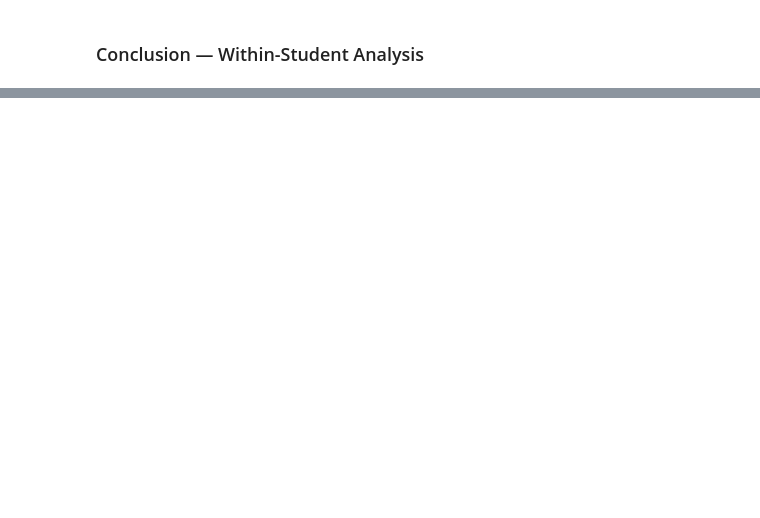
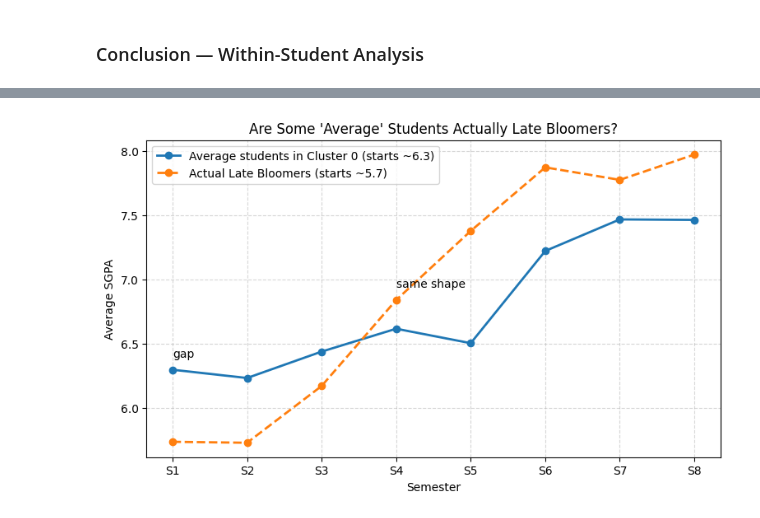
Before and after one commit to 24f2007064/Student-Performance-Analysis, a Jupyter notebook: DiP detection.ipynb, the cells around one changed output, grey strips where cells are left out. Drawn from its saved outputs; the diff is of its cells as text; code cells hidden in the pictures; blank space fills up the shorter version.

```diff
--- a/DiP detection.ipynb
+++ b/DiP detection.ipynb
@@ -448,0 +439,3 @@ print(impv_Student)
+# %%
+df_unlabeled = df.copy()
+df_unlabeled = df_unlabeled.drop(columns=['Performance_Type'])
@@ -448,0 +623,8 @@ print(impv_Student)
+# %%
+# Who are the 'Average' students sitting in the Late Bloomer cluster?
+mixed = df_kmeans[(df_kmeans['Cluster'] == 0) & (df_kmeans['Performance_Type'] == 'Average')]
+
+print(mixed[['S1','S2','S3','S4','S5','S6','S7','S8']].mean().round(2))
+# Compare with actual Late Bloomers
+late = df_kmeans[df_kmeans['Performance_Type'] == 'Late_Bloomer']
+print(late[['S1','S2','S3','S4','S5','S6','S7','S8']].mean().round(2))
@@ -448,0 +650,34 @@ print(impv_Student)
+# %%
+
+
+mixed_mean = mixed[['S1','S2','S3','S4','S5','S6','S7','S8']].mean()
+late_mean = late[['S1','S2','S3','S4','S5','S6','S7','S8']].mean()
+
+plt.figure(figsize=(9,5))
+
+# Yellow line (Average in LB cluster)
+plt.plot(mixed_mean.index, mixed_mean.values,
+         marker='o', linewidth=2,
+         label='Average students in Cluster 0 (starts ~6.3)')
+
+# Red dashed line (Actual Late Bloomers)
+plt.plot(late_mean.index, late_mean.values,
+         marker='o', linestyle='--', linewidth=2,
+         label='Actual Late Bloomers (starts ~5.7)')
+
+# Title & labels
+plt.title("Are Some 'Average' Students Actually Late Bloomers?")
+plt.xlabel("Semester")
+plt.ylabel("Average SGPA")
+
+# Add annotations (THIS is what makes your graph cool)
+plt.text('S1', mixed_mean.values[0]+0.1, 'gap', fontsize=10)
+plt.text('S4', late_mean.values[3]+0.1, 'same shape', fontsize=10)
+
+# Grid & legend
+plt.grid(True, linestyle='--', alpha=0.5)
+plt.legend()
+
+plt.show()
+# %% [output]
+[figure, added]
```
Also changed, not shown: parts of 44 cells of this notebook, 4 other files.
